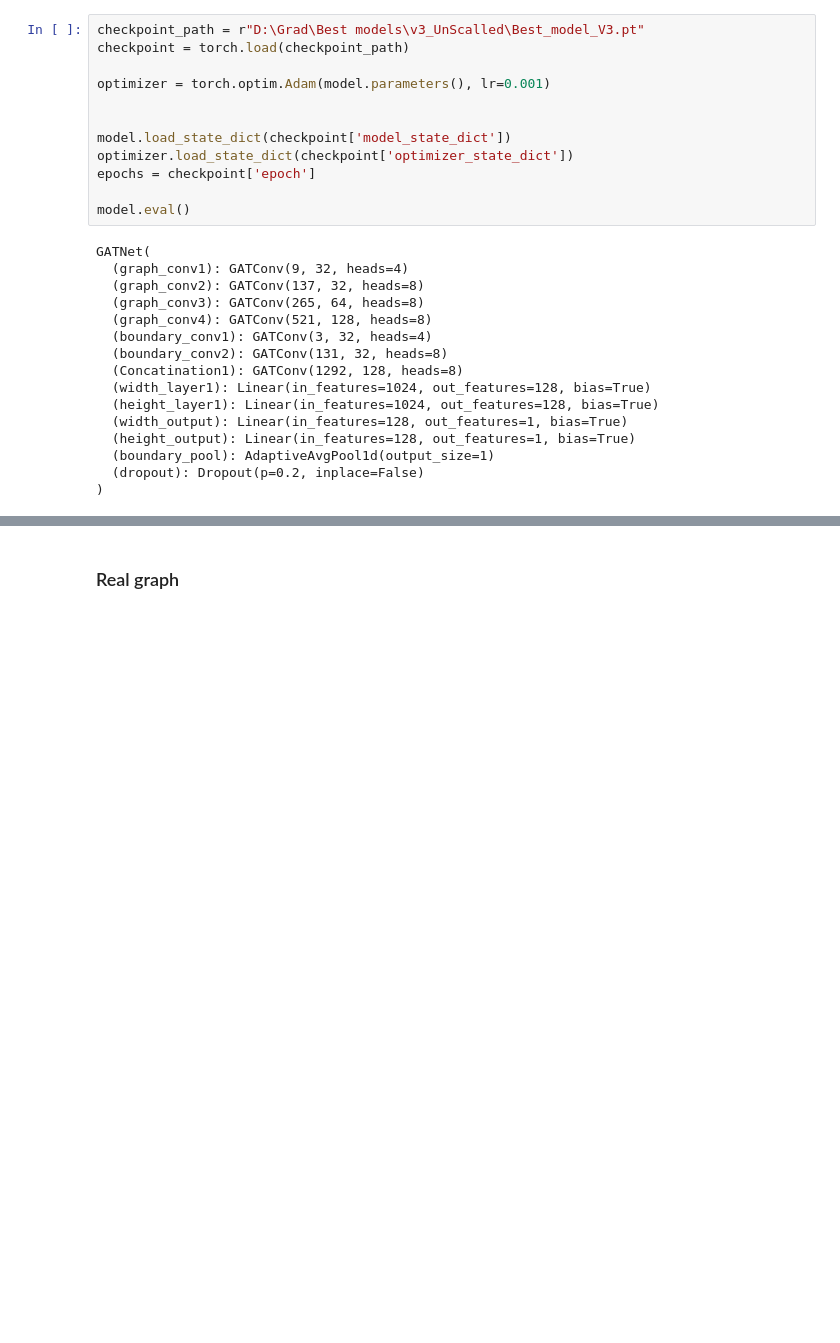
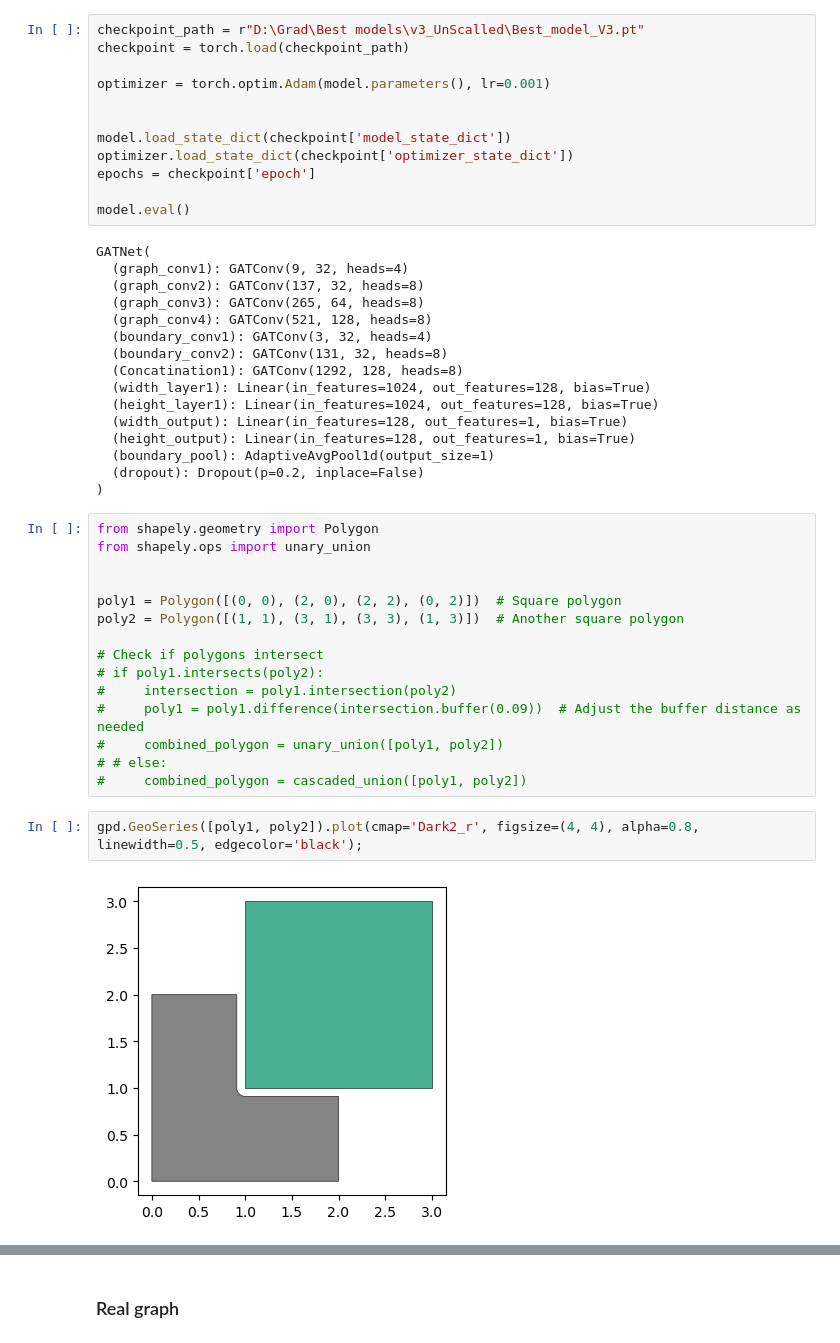
Before and after one commit to mo7amed7assan1911/Floor_Plan_Generation_using_GNNs, a Jupyter notebook: Regressions/squares_w_h/Testing_our_model.ipynb, the cells around one changed output, grey strips where cells are left out. Saved outputs shown, nothing was run; the diff lists cells and outputs as text; blank space fills up the shorter version.

Commit message:
Solve the problem of ovelapping between polygons.

```diff
--- a/Regressions/squares_w_h/Testing_our_model.ipynb
+++ b/Regressions/squares_w_h/Testing_our_model.ipynb
@@ -716,6 +716,25 @@ GATNet(
   (boundary_pool): AdaptiveAvgPool1d(output_size=1)
   (dropout): Dropout(p=0.2, inplace=False)
 )
+# %%
+from shapely.geometry import Polygon
+from shapely.ops import unary_union
+
+
+poly1 = Polygon([(0, 0), (2, 0), (2, 2), (0, 2)])  # Square polygon
+poly2 = Polygon([(1, 1), (3, 1), (3, 3), (1, 3)])  # Another square polygon
+
+# Check if polygons intersect
+# if poly1.intersects(poly2):
+#     intersection = poly1.intersection(poly2)
+#     poly1 = poly1.difference(intersection.buffer(0.09))  # Adjust the buffer distance as needed
+#     combined_polygon = unary_union([poly1, poly2])
+# # else:
+#     combined_polygon = cascaded_union([poly1, poly2])
+# %%
+gpd.GeoSeries([poly1, poly2]).plot(cmap='Dark2_r', figsize=(4, 4), alpha=0.8, linewidth=0.5, edgecolor='black');
+# %% [output]
+[figure, added]
 # %%
 class FloorPlan_multipolygon():
     def __init__(self, graph, prediction=None):
```
Also changed, not shown: parts of 6 cells of this notebook.
